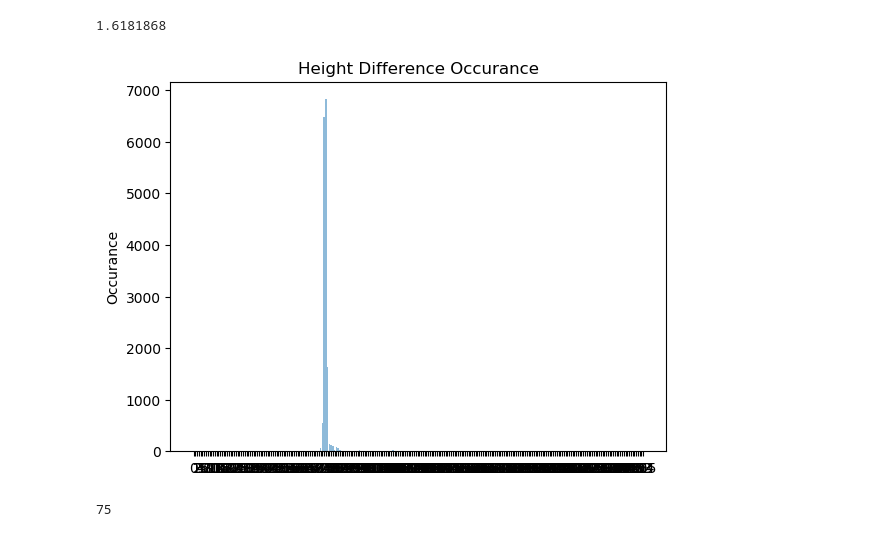
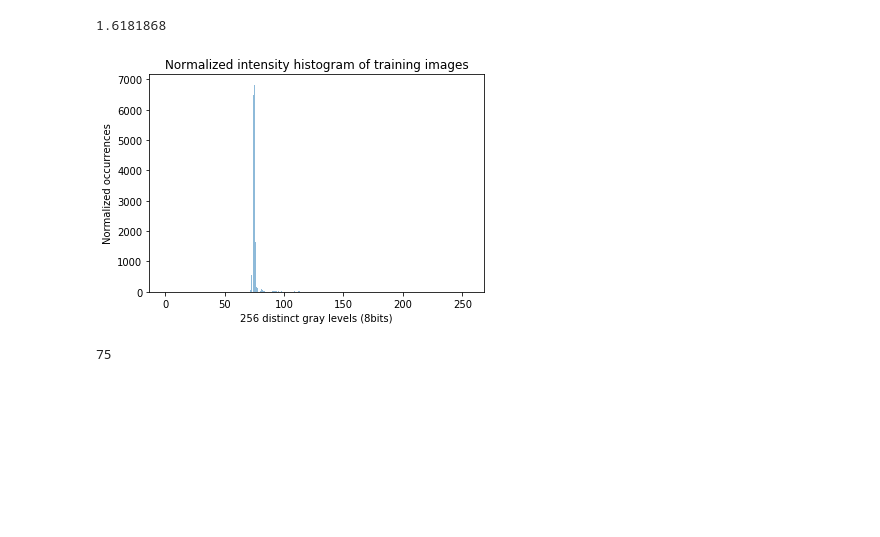
Before and after one commit to icebergQ/TerrainGAN, a Jupyter notebook: IntensityHistogram_KL_train_adam.ipynb, the cells around one changed output. Saved outputs shown, nothing was run; the diff lists cells and outputs as text; code cells hidden in the pictures; blank space fills up the shorter version.

```diff
--- a/IntensityHistogram_KL_train_adam.ipynb
+++ b/IntensityHistogram_KL_train_adam.ipynb
@@ -112,36 +123,37 @@ kl_divergence(hist_real, hist_fake)
 # %%
 #print(heightDistributionreal)]
 fakefolder = "HyperparameterData/LSGANSGD0.0001l16b/testout"
 image_count =0
 data_avg = np.zeros(128*128,)
 for filename in os.listdir(fakefolder):
     if filename.endswith(".png"):
         imgfake = Image.open(fakefolder+"/"+filename)
         image_count = image_count +1
         imgfake1c = imgfake.convert('L')  #convert a gray scale
         #imgfake1c = imgfake1c.save(netGLoadDirectory+"/fakeImageData/"+filename)
         data = asarray(imgfake1c)
         data_avg = (data_avg+data.flatten())
     else:
         continue
 
 heightDistributionfake_sgd = [0]*256
 for pix_val in (data_avg/image_count).astype(int):
     heightDistributionfake_sgd[pix_val]+=1
 #plot
 objects = tuple(range(0,256))
 #print(objects)
 #print(type(objects))
 y_pos = np.arange(len(objects))
 performance = heightDistributionfake_sgd
 
 plt.bar(y_pos, performance, align='center', alpha=0.5)
-plt.xticks(y_pos, objects)
-plt.ylabel('Occurance')
-plt.title('Height Difference Occurance')
+# plt.xticks(y_pos, objects)
+plt.ylabel('Normalized occurrences')
+plt.xlabel('256 distinct gray levels (8bits)')
+plt.title('Normalized intensity histogram of training images')
 plt.show()
 # %% [output]
-[figure, old version]
+[figure, new version]
 # %%
 performance.index(max(performance))
 # %% [output]
```
Also changed, not shown: parts of 8 cells of this notebook, 10 other files.
